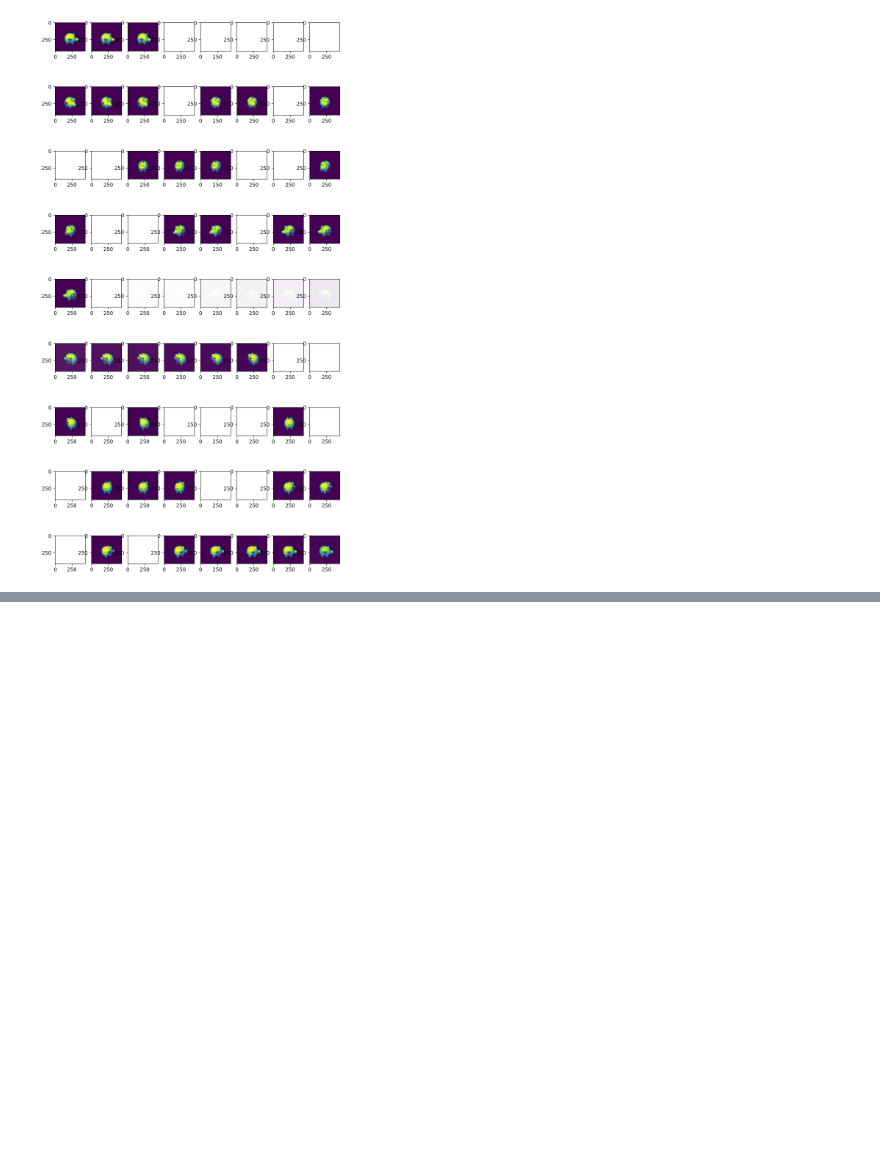
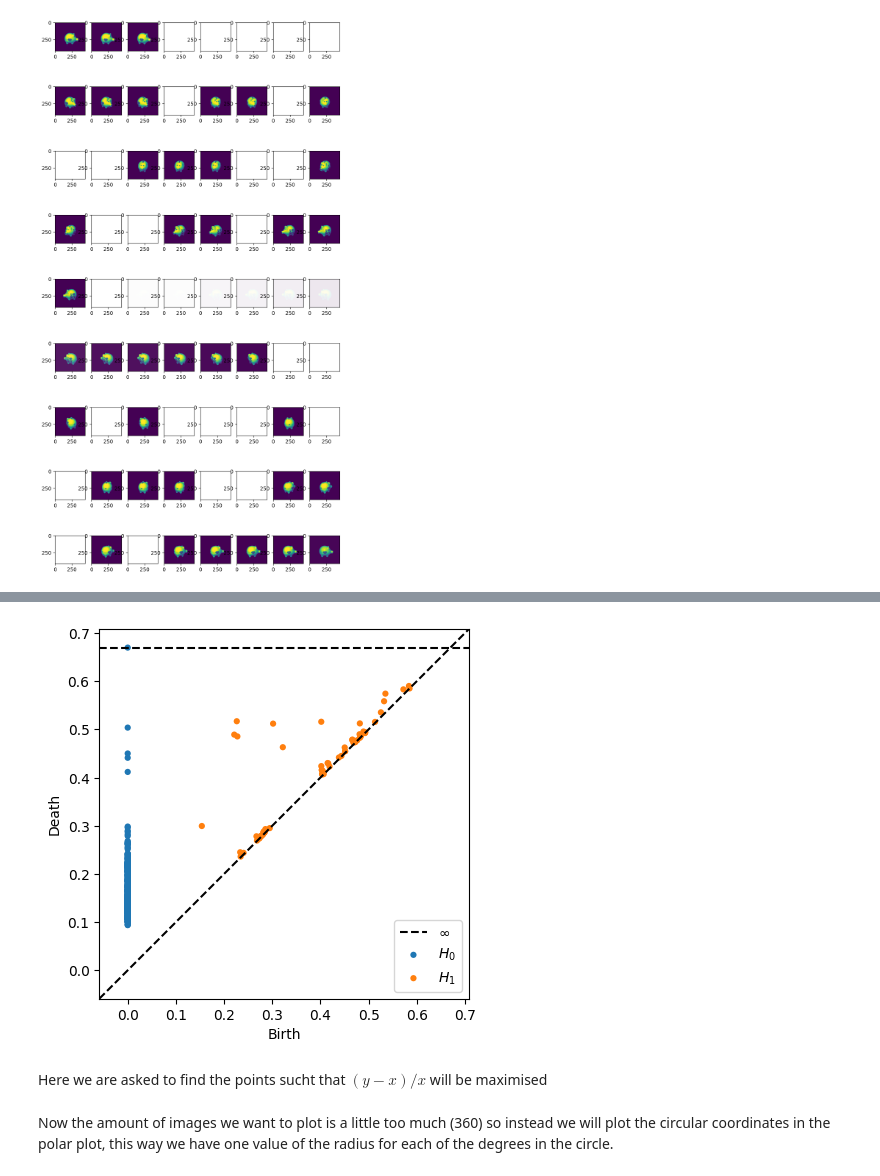
Before and after one commit to edoput/topological-data-analysis, a Jupyter notebook: circular coordinates.ipynb, the cells around one changed output, grey strips where cells are left out. Cells and saved outputs as stored; diff of their text form; code cells hidden in the pictures; blank space fills up the shorter version.

```diff
--- a/circular coordinates.ipynb
+++ b/circular coordinates.ipynb
@@ -611,0 +643,12 @@ UsageError: %%space is a cell magic, but the cell body is empty.
+# %%
+%%space multiple-object
+
+result = ripser(D, do_cocycles=True, distance_matrix=True)
+# %%
+%%space multiple-object
+
+plot_diagrams(result['dgms'])
+# %% [output]
+[figure, added]
+# %% [markdown]
+Here we are asked to find the points sucht that $(y-x)/x$ will be maximised
@@ -611,0 +666,2 @@ UsageError: %%space is a cell magic, but the cell body is empty.
+# %% [markdown]
+Now the amount of images we want to plot is a little too much (360) so instead we will plot the circular coordinates in the polar plot, this way we have one value of the radius for each of the degrees in the circle.
```
Also changed, not shown: parts of 17 cells of this notebook.
